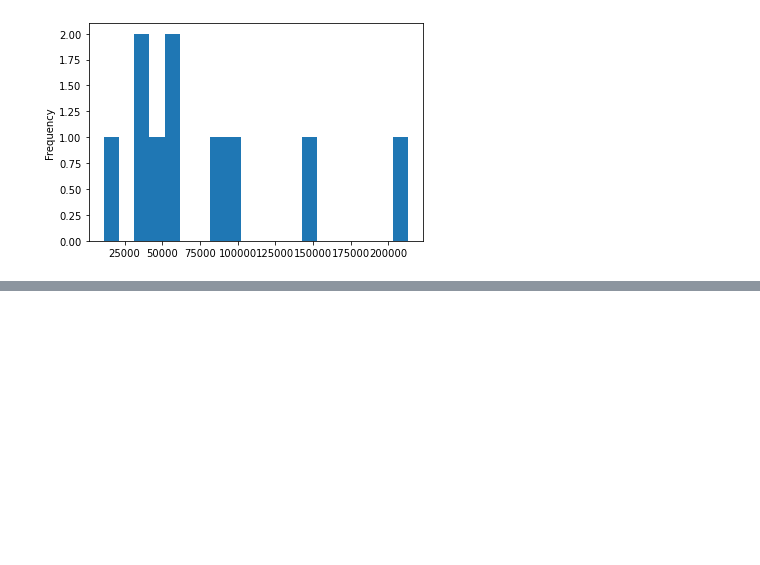
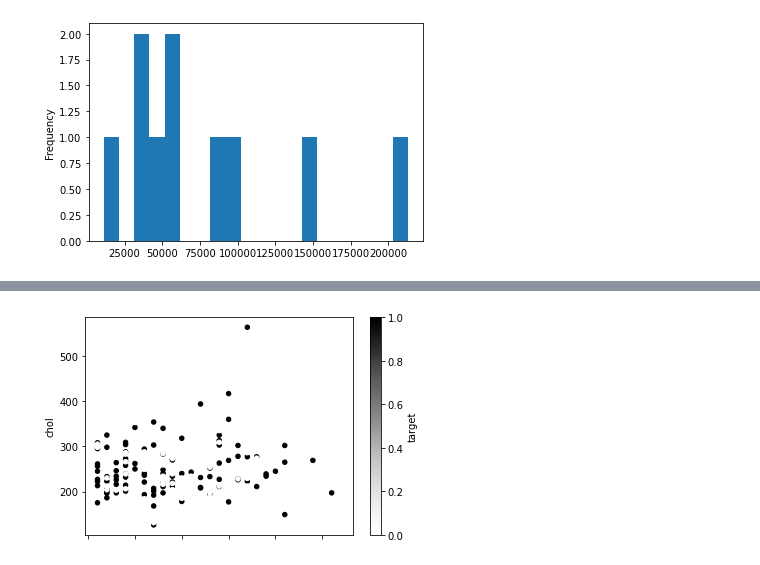
Before and after one commit to caxefaizan/S3_bucket_manipulation, a Jupyter notebook: intro to matplotlib.ipynb, the cells around one changed output, grey strips where cells are left out. Cells and saved outputs as stored; diff of their text form; code cells hidden in the pictures; blank space fills up the shorter version.

```diff
--- a/intro to matplotlib.ipynb
+++ b/intro to matplotlib.ipynb
@@ -289,0 +307,6 @@ car_sales['Odometer (KM)'].plot.hist(bins=20); # bins adds more samples
+# %%
+over_50 = heart_disease[heart_disease['age']>50]
+# %%
+over_50.plot(kind='scatter',x='age',y='chol',c='target');
+# %% [output]
+[figure, added]
```
Also changed, not shown: parts of 9 cells of this notebook.
